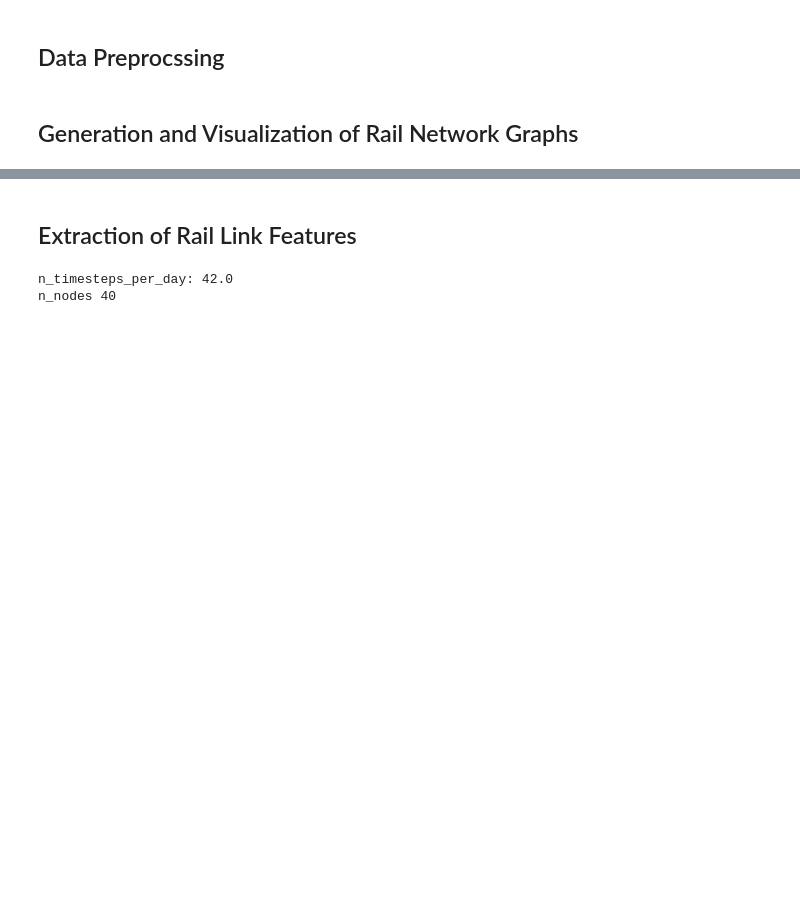
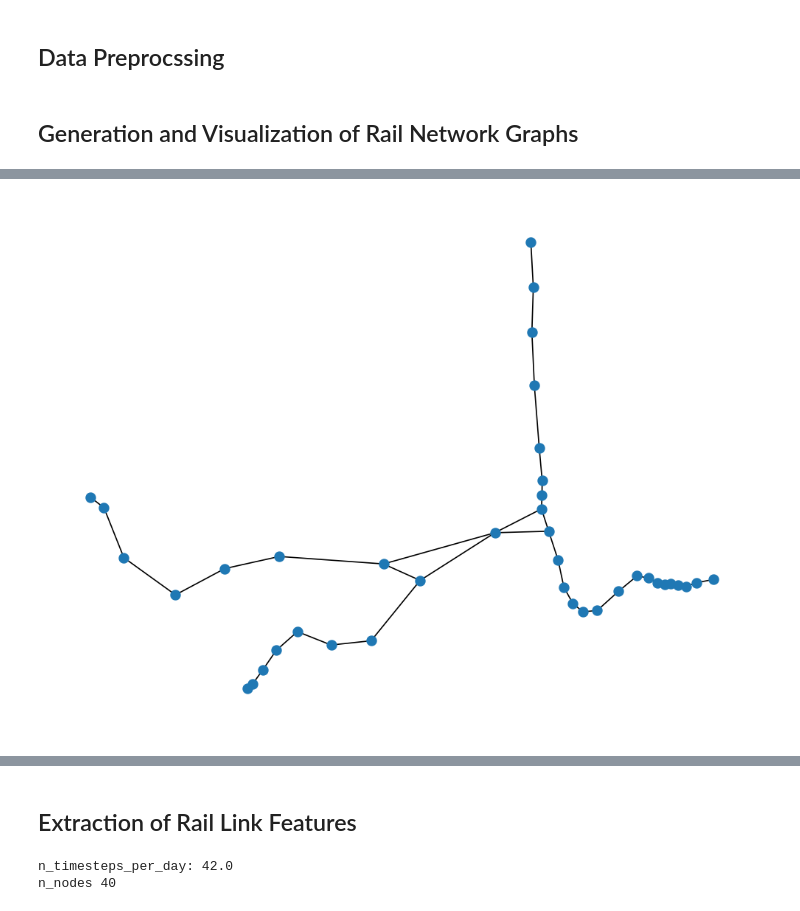
Before and after one commit to jacob-heglund/raildelay, a Jupyter notebook: notebooks/raildelays_create_data.ipynb, the cells around one changed output, grey strips where cells are left out. Saved outputs shown, nothing was run; the diff lists cells and outputs as text; code cells hidden in the pictures; blank space fills up the shorter version.

```diff
--- a/notebooks/raildelays_create_data.ipynb
+++ b/notebooks/raildelays_create_data.ipynb
@@ -450,9 +454,11 @@ for edge in LG.nodes():
 # %%
 if show_plots:
     fig = plt.subplots(figsize=figsize, dpi=dpi)
-    nx.draw(LG, edge_position, node_size=node_size)
+    nx.draw(LG, edge_position, node_size=node_size, width=0.4)
     plt.xlim(xlim)
     plt.ylim(ylim)
     plt.show()
+# %% [output]
+[figure, added]
 # %%
 if show_plots:
```
Also changed, not shown: parts of 23 cells of this notebook, 38 other files.
